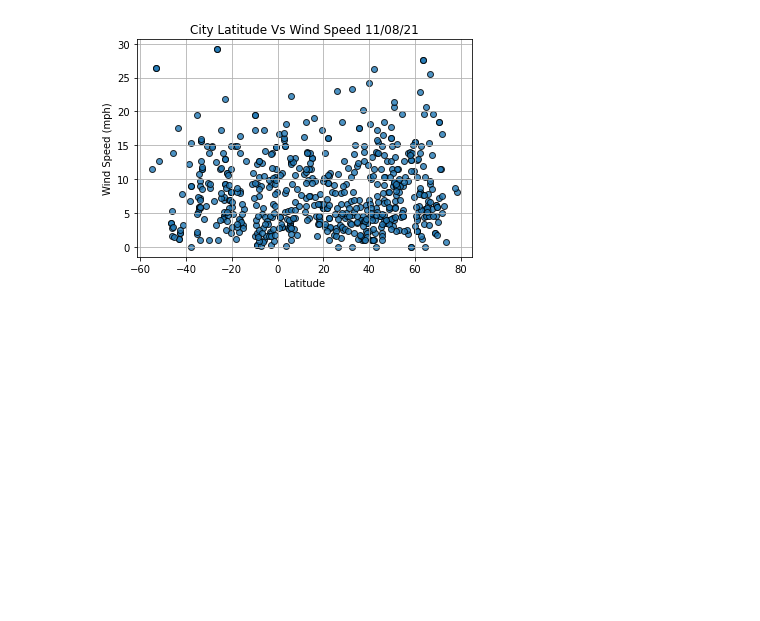
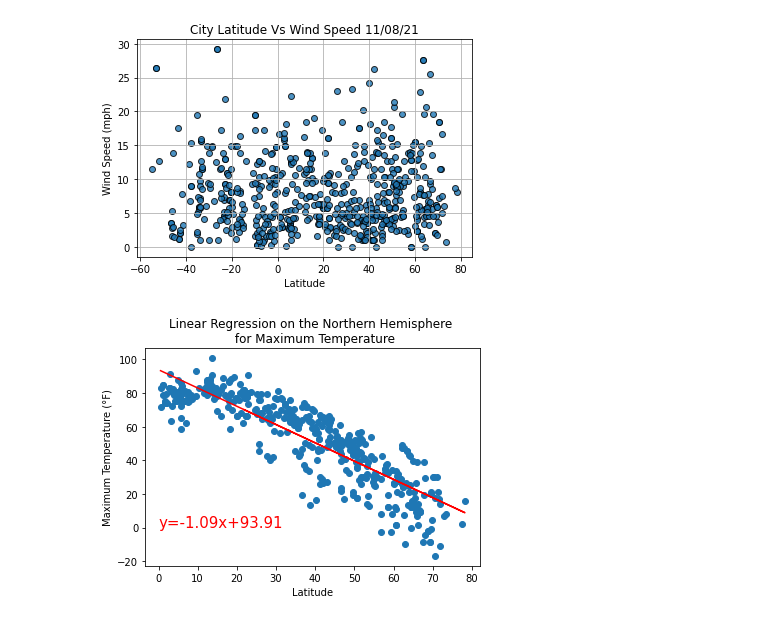
Before and after one commit to Dhanushree27/World_Weather_Analysis, a Jupyter notebook: WeatherPy.ipynb, the cells around one changed output. Drawn from its saved outputs; the diff is of its cells as text; code cells hidden in the pictures; blank space fills up the shorter version.

Commit message:
Updated with regression plots

```diff
--- a/WeatherPy.ipynb
+++ b/WeatherPy.ipynb
@@ -196,3 +196,39 @@ plt.savefig("weather_data/Fig4.png")
 plt.show()
 # %% [output]
 [figure]
+# %%
+# Create a function to create perform linear regression on the weather data
+# and plot a regression line and the equation with the data.
+
+def plot_linear_regression(x_value,y_value,y_label,title,text_position):
+    # Import linear regression module from Scipy
+    from scipy.stats import linregress
+    # Perform linear regression
+    (slope,intercept,r_value,p_value,std_err)=linregress(x_value,y_value)
+    # Line equation
+    line_eq="y="+str(round(slope,2))+"x+"+str(round(intercept,2))
+    # Regression plot values
+    regress_values=slope*x_value +intercept
+    # Scatter plot
+    plt.scatter(x_value,y_value)
+    # Regression line
+    plt.plot(x_value,regress_values,color="r")
+    # Formatting
+    plt.xlabel("Latitude")
+    plt.ylabel(y_label)
+    plt.title(title)
+    plt.annotate(line_eq,text_position,color="red",fontsize=15)
+    # Show the plot
+    plt.show()
+# %%
+# Create northern and southern hemisphere df
+northern_hemi_df=weather_df.loc[weather_df["Lat"]>=0]
+southern_hemi_df=weather_df.loc[weather_df["Lat"]<0]
+# %%
+# Regression plot for Northern Hemisphere data on Max Temp
+plot_linear_regression(northern_hemi_df["Lat"],northern_hemi_df["Max Temp"],
+                      "Maximum Temperature (\N{DEGREE SIGN}F)",
+                      'Linear Regression on the Northern Hemisphere \n for Maximum Temperature',
+                      (0,0))
+# %% [output]
+[figure, added]
```
Also changed, not shown: parts of 7 cells of this notebook.
